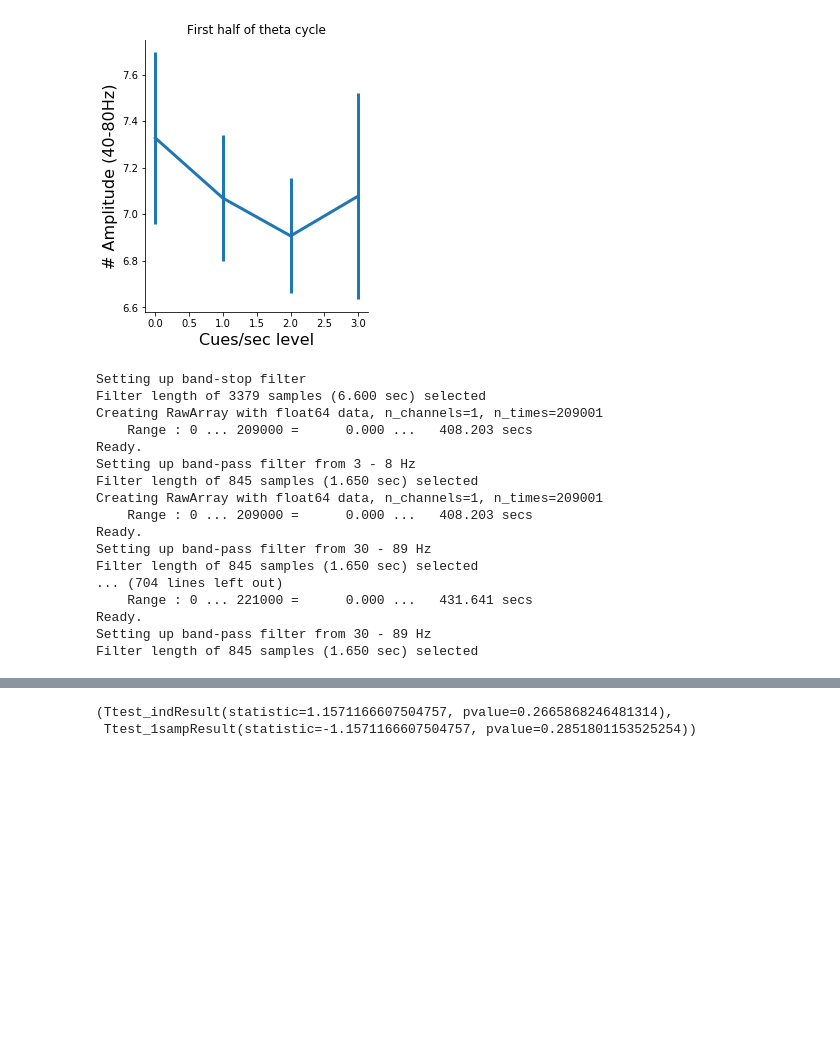
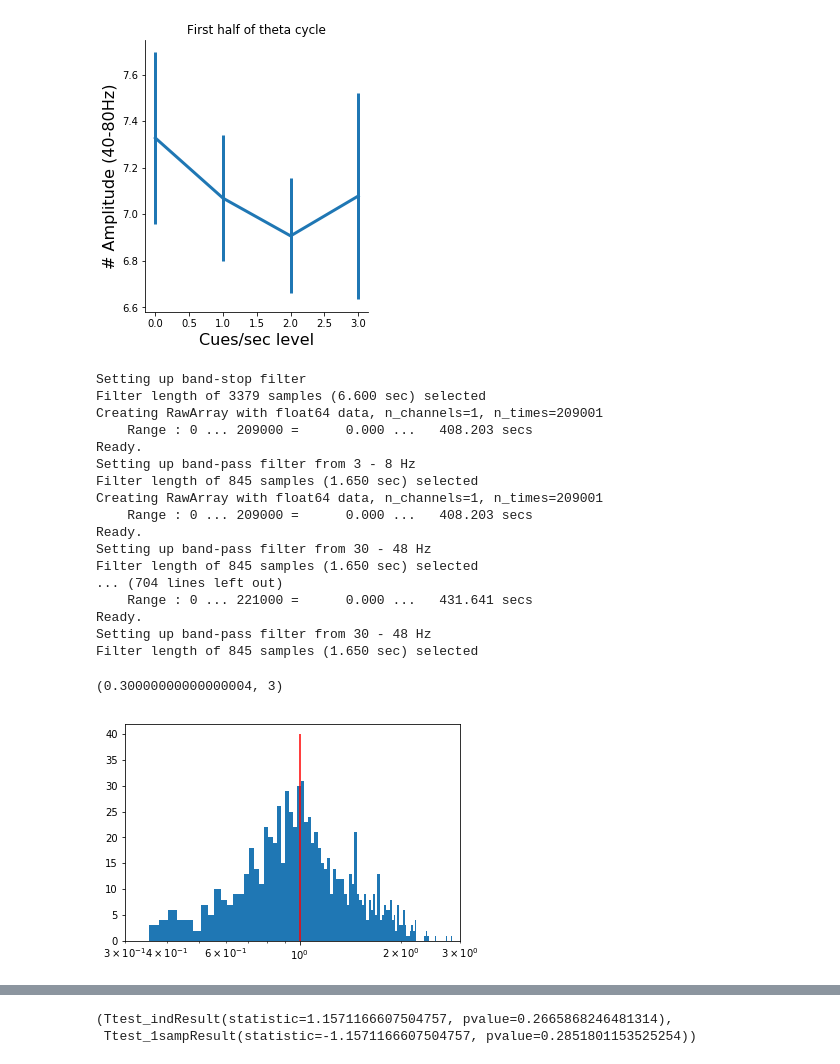
Before and after one commit to DiogoSantosPata/normaliser, a Jupyter notebook: Compute_phase_amplitude_coupling_explore_bands.ipynb, the cells around one changed output, grey strips where cells are left out. Saved outputs shown, nothing was run; the diff lists cells and outputs as text; code cells hidden in the pictures; blank space fills up the shorter version.

```diff
--- a/Compute_phase_amplitude_coupling_explore_bands.ipynb
+++ b/Compute_phase_amplitude_coupling_explore_bands.ipynb
@@ -711,7 +711,8 @@ tmp_dur = [ 18.1, 13.5, 11]
 tmp_dd = [50,100,150]
 
 ll_f_theta, hh_f_theta = 3,8
-ll_f_gamma, hh_f_gamma = 30,89
+# ll_f_gamma, hh_f_gamma = 30,89
+ll_f_gamma, hh_f_gamma = 30,48
 
 
 for hcycle in range(2):
@@ -770,13 +771,21 @@ Filter length of 845 samples (1.650 sec) selected
 Creating RawArray with float64 data, n_channels=1, n_times=209001
     Range : 0 ... 209000 =      0.000 ...   408.203 secs
 Ready.
-Setting up band-pass filter from 30 - 89 Hz
+Setting up band-pass filter from 30 - 48 Hz
 Filter length of 845 samples (1.650 sec) selected
 ... (704 lines left out)
     Range : 0 ... 221000 =      0.000 ...   431.641 secs
 Ready.
-Setting up band-pass filter from 30 - 89 Hz
+Setting up band-pass filter from 30 - 48 Hz
 Filter length of 845 samples (1.650 sec) selected
+# %%
+plt.hist(amp_in_cycle_np_2[:,1]/amp_in_cycle_np_1[:,1],bins=100);
+plt.xscale('log')
+plt.vlines(1,0,40,'r')
+plt.xlim(3*(10**-1), 3*(10**0))
+# %% [output]
+(0.30000000000000004, 3)
+[figure, added]
 # %%
 fig = plt.figure()
 # fig.set_figheight(4)
```
Also changed, not shown: parts of 4 cells of this notebook, 5 other files.
